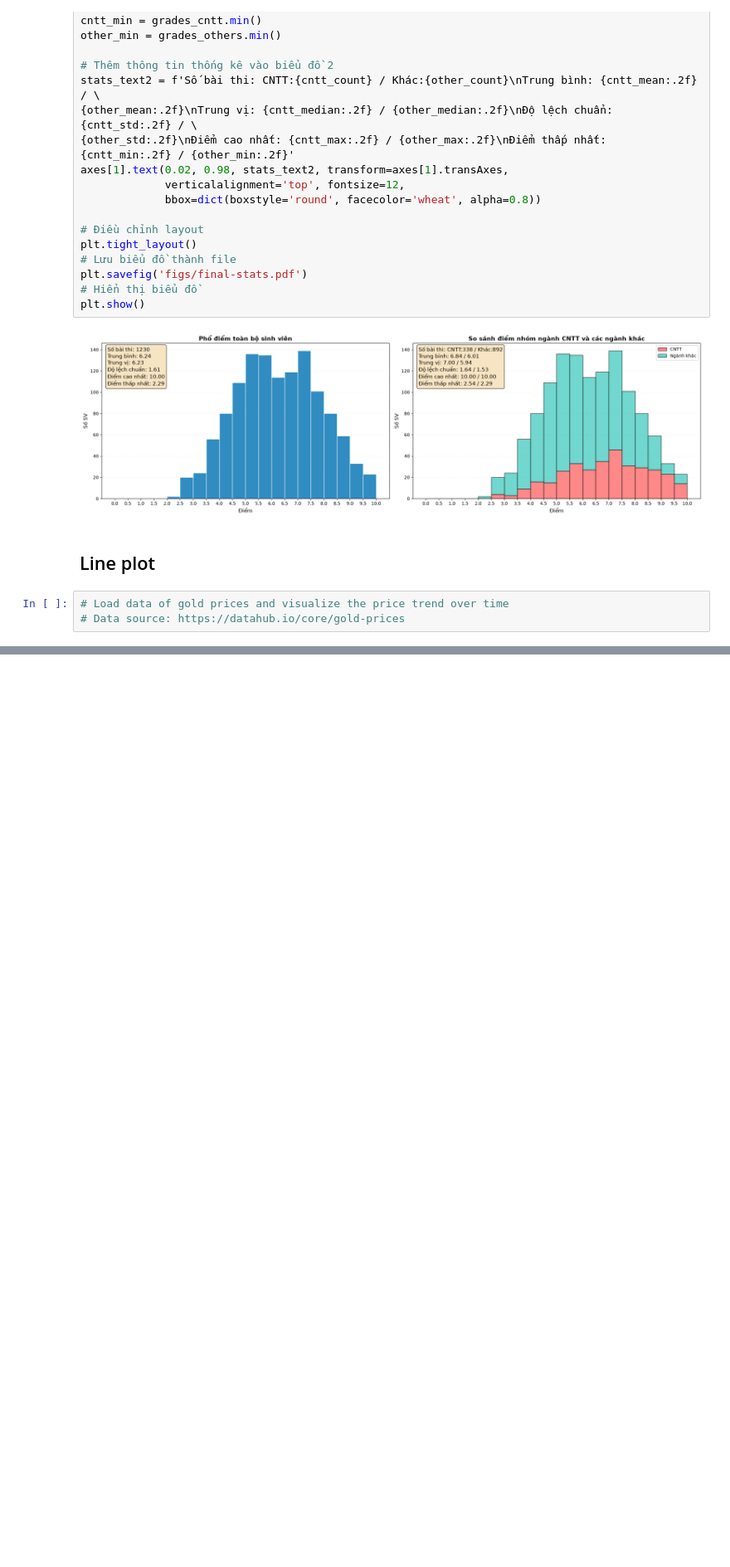
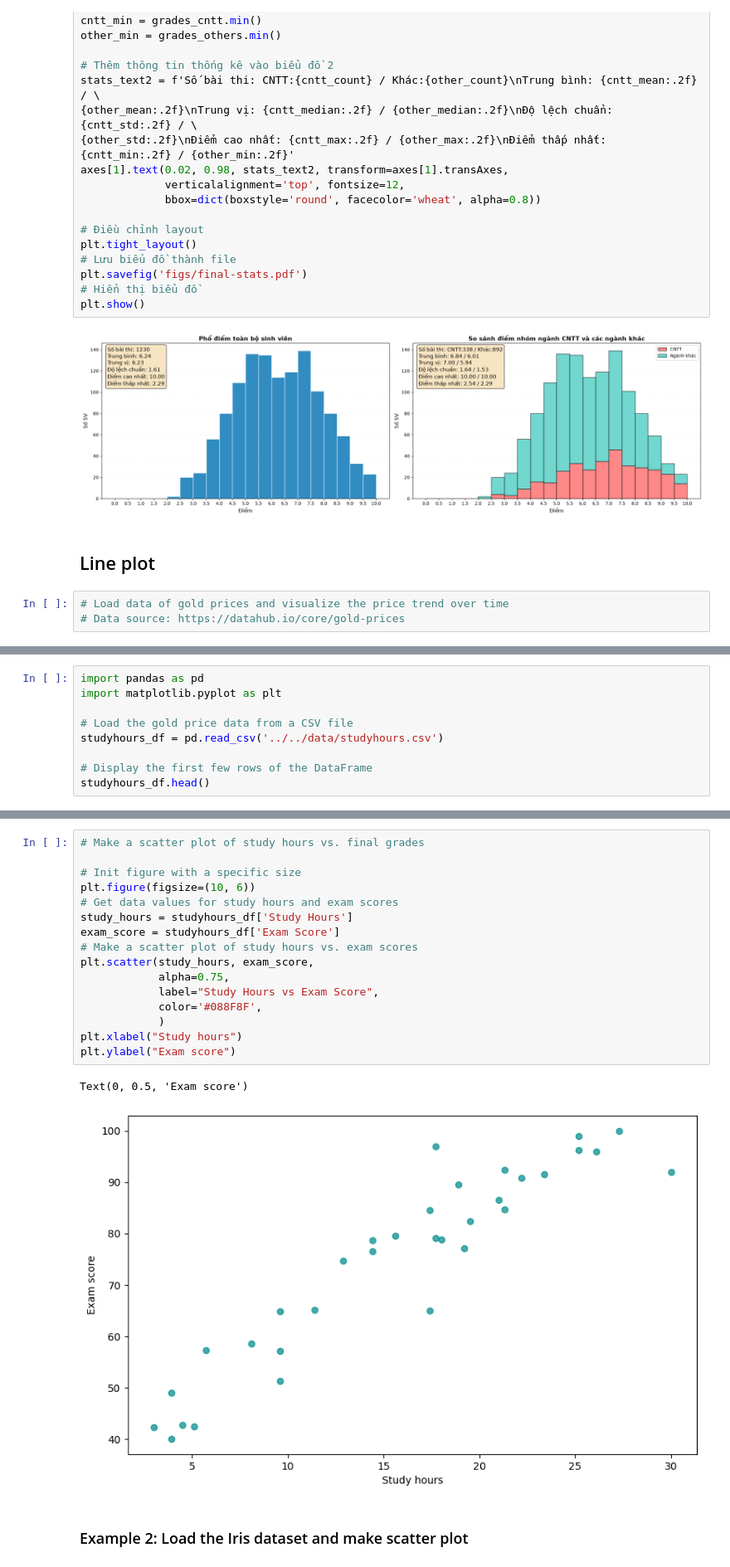
Before and after one commit to nd-hung/data-science-labs, a Jupyter notebook: labs/01-working-with-data/visualization-with-matplotlib.ipynb, the cells around one changed output, grey strips where cells are left out. Shown at 83% size. Cells and saved outputs as stored; diff of their text form; blank space fills up the shorter version.

```diff
--- a/labs/01-working-with-data/visualization-with-matplotlib.ipynb
+++ b/labs/01-working-with-data/visualization-with-matplotlib.ipynb
@@ -272,0 +277,9 @@ plt.show()
+# %%
+import pandas as pd
+import matplotlib.pyplot as plt
+
+# Load the gold price data from a CSV file
+studyhours_df = pd.read_csv('../../data/studyhours.csv')
+
+# Display the first few rows of the DataFrame
+studyhours_df.head()
@@ -272,0 +306,21 @@ plt.show()
+# %%
+# Make a scatter plot of study hours vs. final grades
+
+# Init figure with a specific size
+plt.figure(figsize=(10, 6))
+# Get data values for study hours and exam scores
+study_hours = studyhours_df['Study Hours']
+exam_score = studyhours_df['Exam Score']
+# Make a scatter plot of study hours vs. exam scores
+plt.scatter(study_hours, exam_score,
+            alpha=0.75,
+            label="Study Hours vs Exam Score",
+            color='#088F8F',
+            )
+plt.xlabel("Study hours")
+plt.ylabel("Exam score")
+# %% [output]
+Text(0, 0.5, 'Exam score')
+[figure, added]
+# %% [markdown]
+### Example 2: Load the Iris dataset and make scatter plot
```
Also changed, not shown: parts of 6 cells of this notebook, 1 other file.
